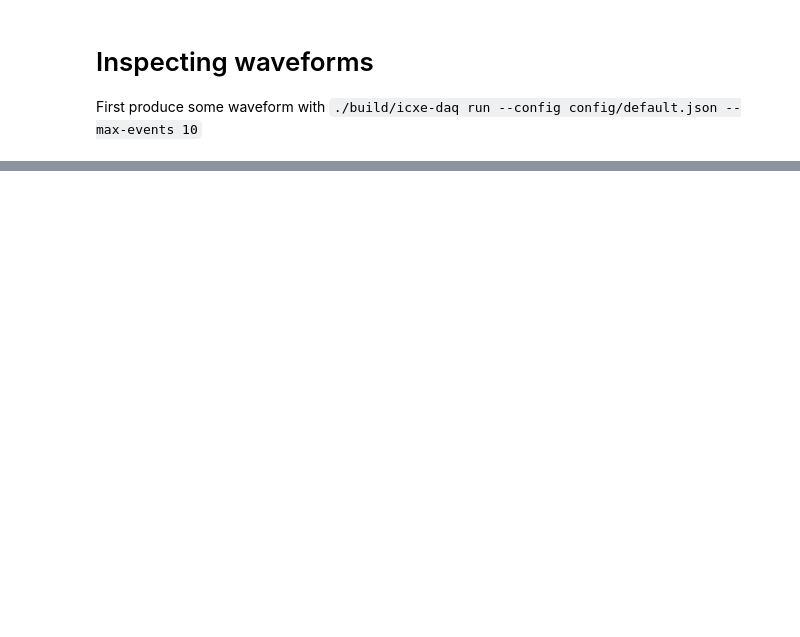
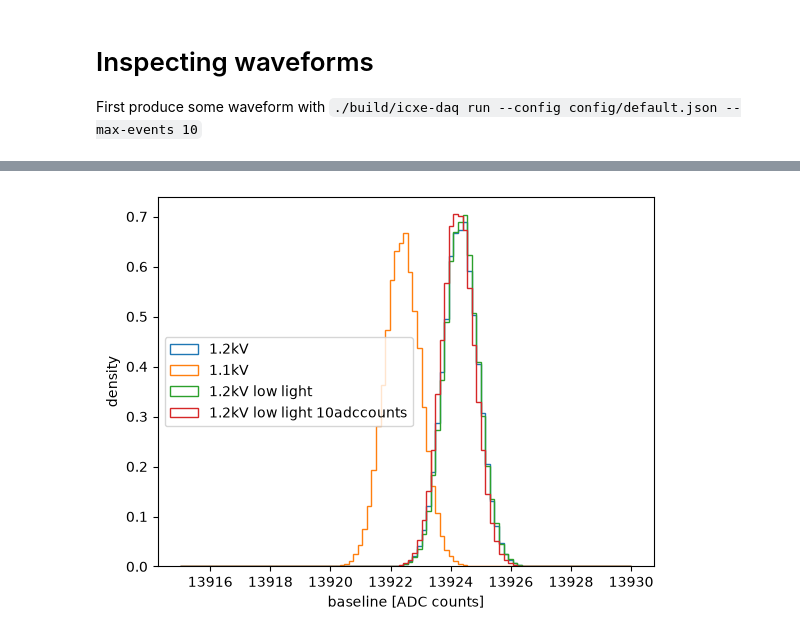
Before and after one commit to ricmperes/ICXe-DAQ, a Jupyter notebook: tools/inspect_waveform.ipynb, the cells around one changed output, grey strips where cells are left out. Saved outputs shown, nothing was run; the diff lists cells and outputs as text; code cells hidden in the pictures; blank space fills up the shorter version.

```diff
--- a/tools/inspect_waveform.ipynb
+++ b/tools/inspect_waveform.ipynb
@@ -41,0 +71,12 @@ memmap([2458, 2459, 2457, ..., 2456, 2463, 2458],
+# %%
+plt.hist(baselines_1_2kv, bins = np.linspace(13915, 13930, 100), histtype='step', label='1.2kV', density=True)
+plt.hist(baselines_1_1kv, bins = np.linspace(13915, 13930, 100), histtype='step', label='1.1kV', density=True)
+plt.hist(baselines_1_2kv_low_light, bins = np.linspace(13915, 13930, 100), histtype='step', label='1.2kV low light', density=True)
+plt.hist(baselines_1_2kv_low_light_10adccounts, bins = np.linspace(13915, 13930, 100), histtype='step', label='1.2kV low light 10adccounts', density=True)
+
+plt.ylabel('density')
+plt.xlabel('baseline [ADC counts]')
+plt.legend()
+plt.show()
+# %% [output]
+[figure, added]
```
Also changed, not shown: parts of 53 cells of this notebook, 9 other files.
